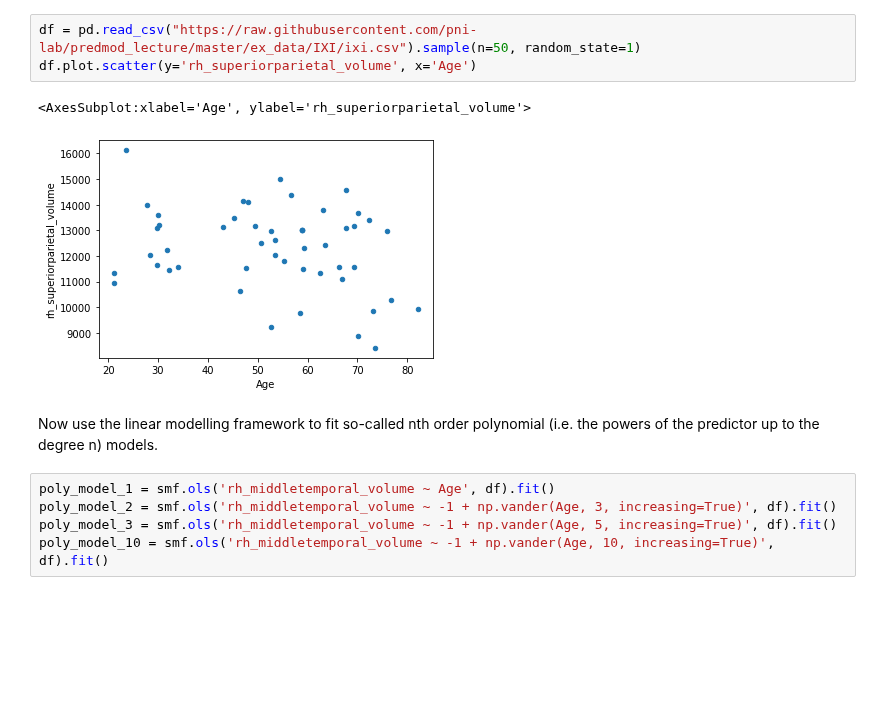
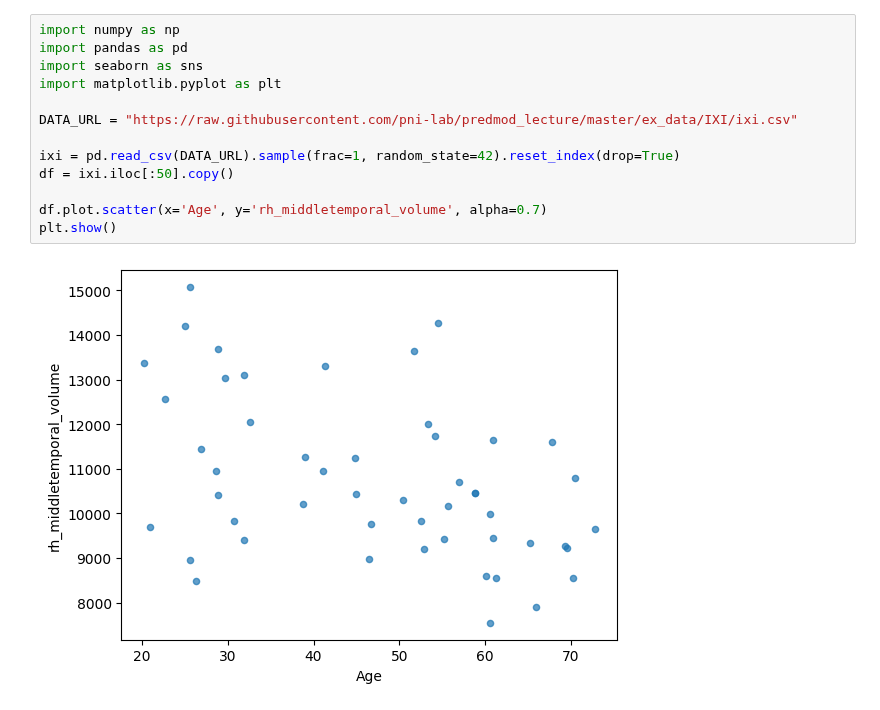
Before and after one commit to pni-lab/predmod_lecture, a Jupyter notebook: contents/2_linear_models/overfitting_ex.ipynb, the cells around one changed output. Cells and saved outputs as stored; diff of their text form; blank space fills up the shorter version.

```diff
--- a/contents/2_linear_models/overfitting_ex.ipynb
+++ b/contents/2_linear_models/overfitting_ex.ipynb
@@ -17,13 +15,15 @@ import statsmodels.formula.api as smf
 # %%
-df = pd.read_csv("https://raw.githubusercontent.com/pni-lab/predmod_lecture/master/ex_data/IXI/ixi.csv").sample(n=50, random_state=1)
-df.plot.scatter(y='rh_superiorparietal_volume', x='Age')
+import numpy as np
+import pandas as pd
+import seaborn as sns
+import matplotlib.pyplot as plt
+
+DATA_URL = "https://raw.githubusercontent.com/pni-lab/predmod_lecture/master/ex_data/IXI/ixi.csv"
+
+ixi = pd.read_csv(DATA_URL).sample(frac=1, random_state=42).reset_index(drop=True)
+df = ixi.iloc[:50].copy()
+
+df.plot.scatter(x='Age', y='rh_middletemporal_volume', alpha=0.7)
+plt.show()
 # %% [output]
-<AxesSubplot:xlabel='Age', ylabel='rh_superiorparietal_volume'>
-[figure, old version]
+[figure, new version]
-# %% [markdown]
-Now use the linear modelling framework to fit so-called nth order polynomial (i.e. the powers of the predictor up to the degree n) models.
-# %%
-poly_model_1 = smf.ols('rh_middletemporal_volume ~ Age', df).fit()
-poly_model_2 = smf.ols('rh_middletemporal_volume ~ -1 + np.vander(Age, 3, increasing=True)', df).fit()
-poly_model_3 = smf.ols('rh_middletemporal_volume ~ -1 + np.vander(Age, 5, increasing=True)', df).fit()
-poly_model_10 = smf.ols('rh_middletemporal_volume ~ -1 + np.vander(Age, 10, increasing=True)', df).fit()
```
Also changed, not shown: parts of 12 cells of this notebook, 14 other files.
